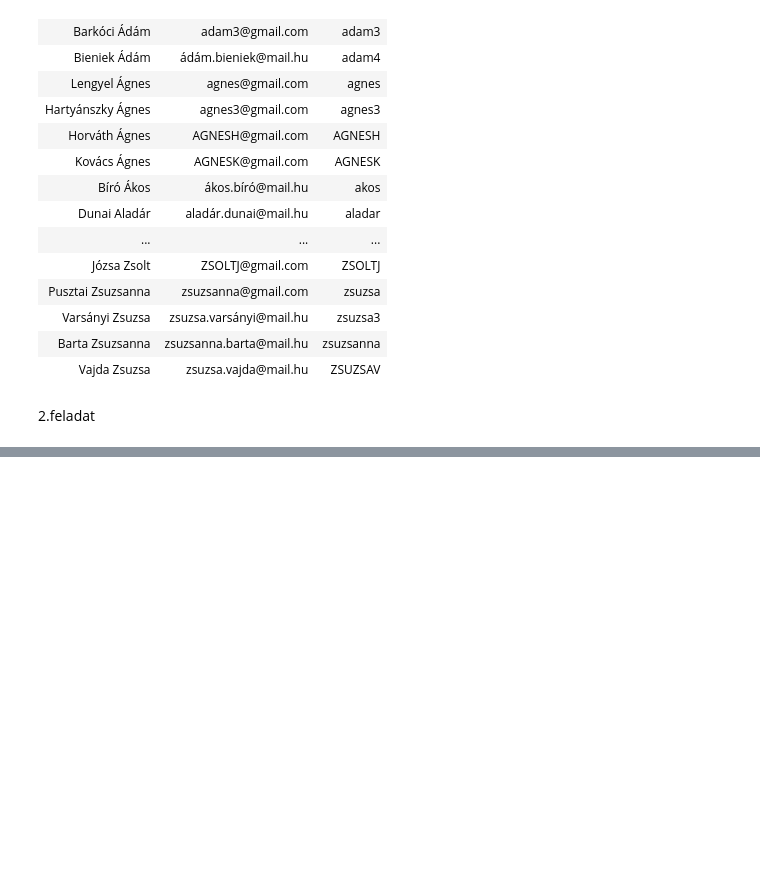
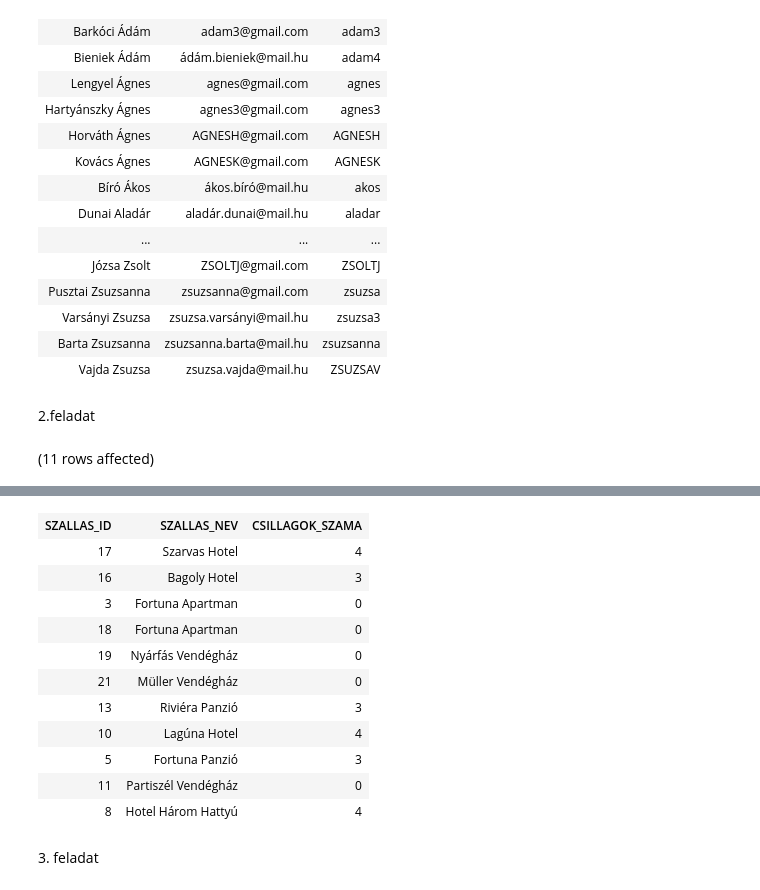
Before and after one commit to MedSzabolcs/SQL_G02, a Jupyter notebook: zh 4.ipynb, the cells around one changed output, grey strips where cells are left out. Saved outputs shown, nothing was run; the diff lists cells and outputs as text; code cells hidden in the pictures; blank space fills up the shorter version.

```diff
--- a/zh 4.ipynb
+++ b/zh 4.ipynb
@@ -34,0 +32,8 @@ FROM
+# %%
+SELECT SZALLAS_ID,
+       SZALLAS_NEV,
+       CSILLAGOK_SZAMA
+FROM szallashely SZ
+WHERE CSILLAGOK_SZAMA = (SELECT MAX(CSILLAGOK_SZAMA) FROM Szallashely SZH WHERE SZ.HELY=SZH.HELY)
+# %% [output]
+(11 rows affected)
@@ -34,0 +41,14 @@ FROM
+| SZALLAS_ID | SZALLAS_NEV | CSILLAGOK_SZAMA |
+| 17 | Szarvas Hotel | 4 |
+| 16 | Bagoly Hotel | 3 |
+| 3 | Fortuna Apartman | 0 |
+| 18 | Fortuna Apartman | 0 |
+| 19 | Nyárfás Vendégház | 0 |
+| 21 | Müller Vendégház | 0 |
+| 13 | Riviéra Panzió | 3 |
+| 10 | Lagúna Hotel | 4 |
+| 5 | Fortuna Panzió | 3 |
+| 11 | Partiszél Vendégház | 0 |
+| 8 | Hotel Három Hattyú | 4 |
+# %% [markdown]
+3\. feladat
```
Also changed, not shown: parts of 11 cells of this notebook.
